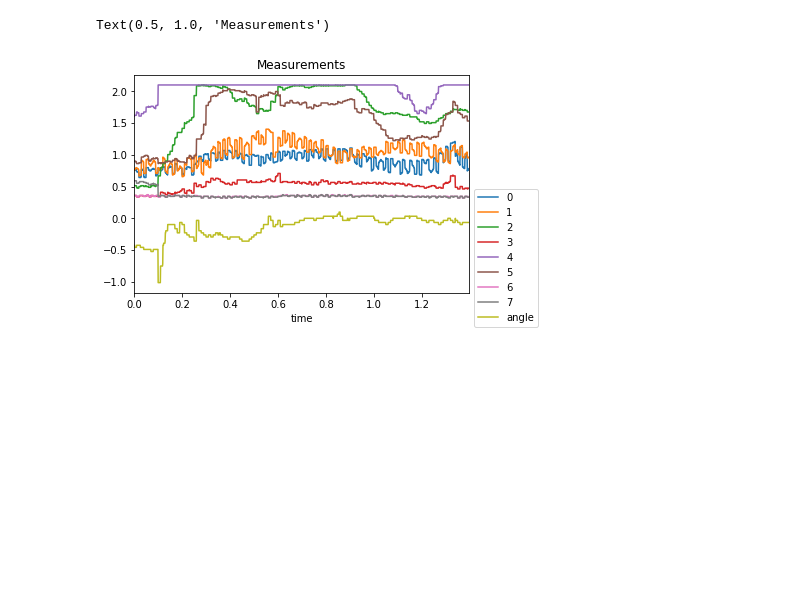
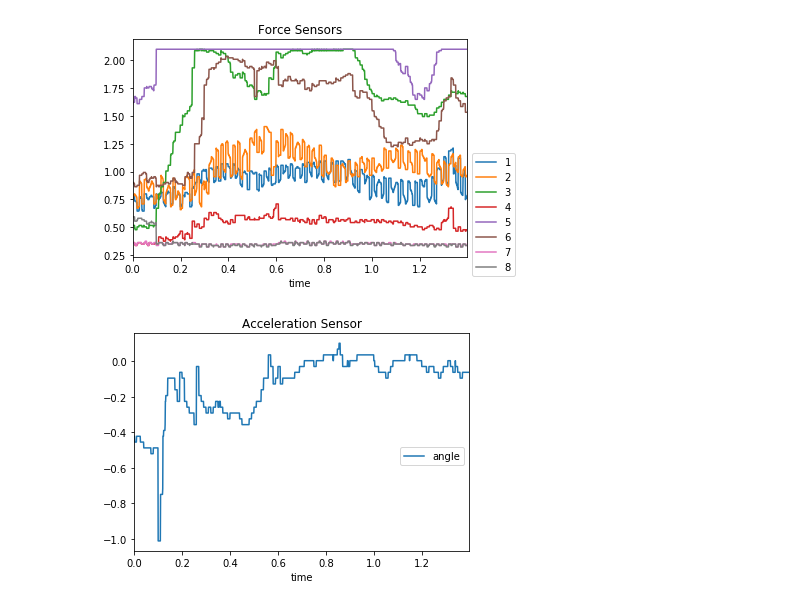
Before and after one commit to j-karls/P9-Exoskeleton, a Jupyter notebook: MIExperiments/Tensorflow/PayloadPredict-NN.ipynb, the cells around one changed output. Drawn from its saved outputs; the diff is of its cells as text; code cells hidden in the pictures; blank space fills up the shorter version.

```diff
--- a/MIExperiments/Tensorflow/PayloadPredict-NN.ipynb
+++ b/MIExperiments/Tensorflow/PayloadPredict-NN.ipynb
@@ -7,22 +13,26 @@ import pandas as pd
 # %%
 # Load data
-file_path = "C:\\Users\\karlz\\Google Drive\\University\\Semester_9\\Project\\FirstData\\Data.xlsx"
-data_title = "data_Flex_raw_data"
 table_of_contents = pd.read_excel(file_path, sheet_name=0, header=None)
 sheet_index = table_of_contents[table_of_contents[0] == data_title][0].index[0]
 sheet_data = pd.read_excel(file_path, sheet_name=sheet_index + 1, header=None)
-sheet_data.columns = ['0' ,'1', '2', '3', '4', '5', '6', '7', 'N/A_1', 'N/A_2', 'angle', 'time', 'session']
-rearranged_columns = ['time', '0' ,'1', '2', '3', '4', '5', '6', '7', 'angle']
+sheet_data.columns = ['1' ,'2', '3', '4', '5', '6', '7', '8', 'N/A_1', 'N/A_2', 'angle', 'time', 'session']
+rearranged_cols_force = ['time', '1' ,'2', '3', '4', '5', '6', '7', '8']
+rearranged_cols_angle = ['time', 'angle']
 # %%
 # Plot data
 
 # data['time'] = data['time'].apply(lambda x : x - data['time'][0])
 # Move times such that they start at 0
 
-new_sheet_data = sheet_data[rearranged_columns]
-plt = new_sheet_data.plot(x='time')
-plt.legend(bbox_to_anchor=(1.0, 0.5))
-plt.set_title('Measurements')
+def plot_sensorband_dataframe(df, title):
+    plt = df.plot(x='time')
+    plt.legend(bbox_to_anchor=(1.0, 0.5))
+    plt.set_title(title)
+
+data_force = sheet_data[rearranged_cols_force]
+plot_sensorband_dataframe(data_force, "Force Sensors")
+data_angle = sheet_data[rearranged_cols_angle]
+plot_sensorband_dataframe(data_angle, "Acceleration Sensor")
 # %% [output]
-Text(0.5, 1.0, 'Measurements')
-[figure, old version]
+[figure, new version]
+[figure, added]
```
Also changed, not shown: parts of 9 cells of this notebook.
